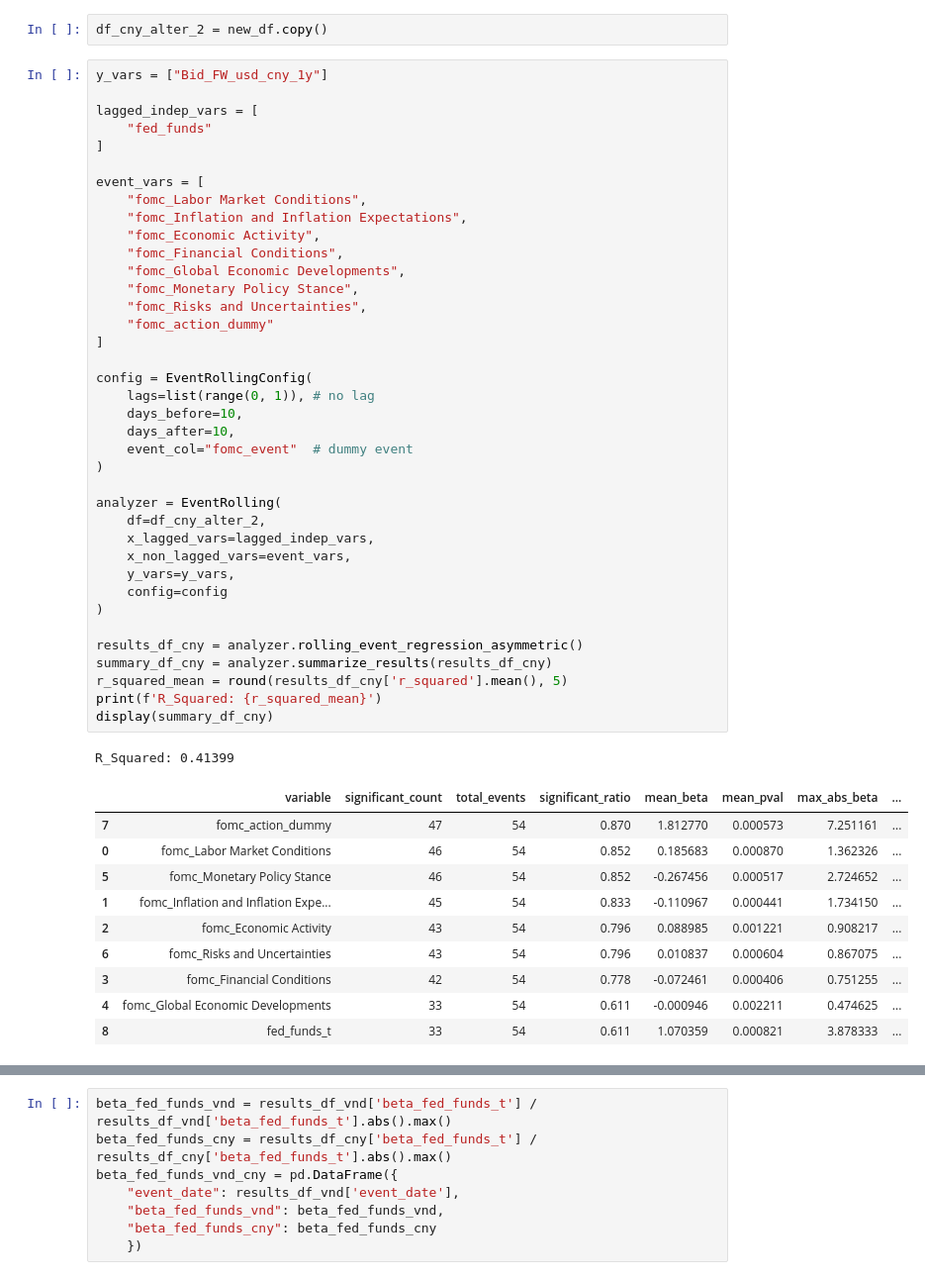
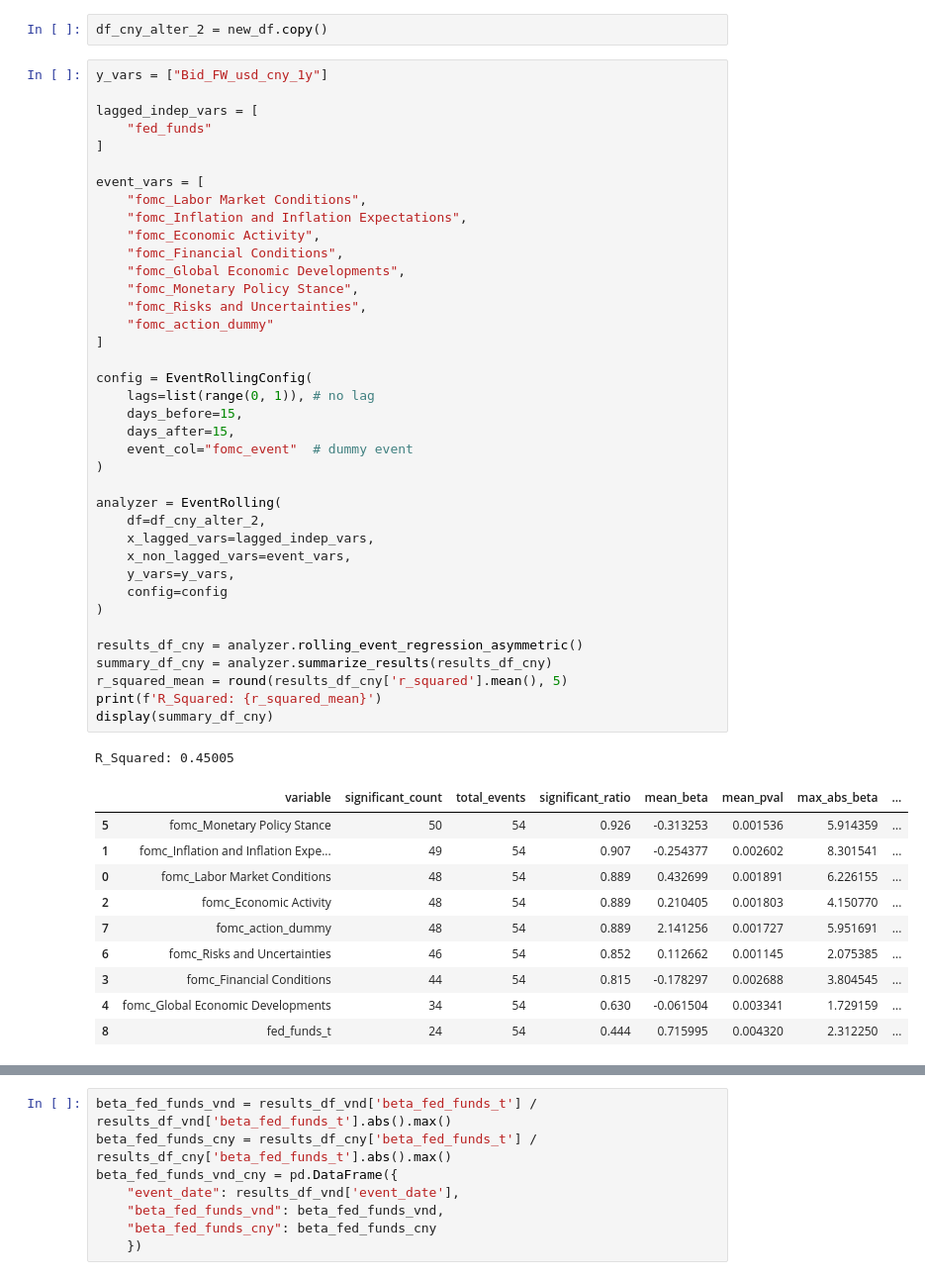
Before and after one commit to tnt1626/fed-action-fed-communication, a Jupyter notebook: src/event_regression.ipynb, the cells around one changed output, grey strips where cells are left out. Shown at 99% size. Saved outputs shown, nothing was run; the diff lists cells and outputs as text.

```diff
--- a/src/event_regression.ipynb
+++ b/src/event_regression.ipynb
@@ -1080,45 +1080,45 @@ event_vars = [
     "fomc_Labor Market Conditions",
     "fomc_Inflation and Inflation Expectations",
     "fomc_Economic Activity",
     "fomc_Financial Conditions",
     "fomc_Global Economic Developments",
     "fomc_Monetary Policy Stance",
     "fomc_Risks and Uncertainties",
     "fomc_action_dummy"
 ]
 
 config = EventRollingConfig(
     lags=list(range(0, 1)), # no lag
-    days_before=10,
-    days_after=10,
+    days_before=15,
+    days_after=15,
     event_col="fomc_event"  # dummy event
 )
 
 analyzer = EventRolling(
     df=df_cny_alter_2,
     x_lagged_vars=lagged_indep_vars,
     x_non_lagged_vars=event_vars,
     y_vars=y_vars,
     config=config
 )
 
 results_df_cny = analyzer.rolling_event_regression_asymmetric()
 summary_df_cny = analyzer.summarize_results(results_df_cny)
 r_squared_mean = round(results_df_cny['r_squared'].mean(), 5)
 print(f'R_Squared: {r_squared_mean}')
 display(summary_df_cny)
 # %% [output]
-R_Squared: 0.41399
+R_Squared: 0.45005
 |  | variable | significant_count | total_events | significant_ratio | mean_beta | mean_pval | max_abs_beta | ... |
-| 7 | fomc_action_dummy | 47 | 54 | 0.870 | 1.812770 | 0.000573 | 7.251161 | ... |
-| 0 | fomc_Labor Market Conditions | 46 | 54 | 0.852 | 0.185683 | 0.000870 | 1.362326 | ... |
-| 5 | fomc_Monetary Policy Stance | 46 | 54 | 0.852 | -0.267456 | 0.000517 | 2.724652 | ... |
-| 1 | fomc_Inflation and Inflation Expe... | 45 | 54 | 0.833 | -0.110967 | 0.000441 | 1.734150 | ... |
-| 2 | fomc_Economic Activity | 43 | 54 | 0.796 | 0.088985 | 0.001221 | 0.908217 | ... |
-| 6 | fomc_Risks and Uncertainties | 43 | 54 | 0.796 | 0.010837 | 0.000604 | 0.867075 | ... |
-| 3 | fomc_Financial Conditions | 42 | 54 | 0.778 | -0.072461 | 0.000406 | 0.751255 | ... |
-| 4 | fomc_Global Economic Developments | 33 | 54 | 0.611 | -0.000946 | 0.002211 | 0.474625 | ... |
-| 8 | fed_funds_t | 33 | 54 | 0.611 | 1.070359 | 0.000821 | 3.878333 | ... |
+| 5 | fomc_Monetary Policy Stance | 50 | 54 | 0.926 | -0.313253 | 0.001536 | 5.914359 | ... |
+| 1 | fomc_Inflation and Inflation Expe... | 49 | 54 | 0.907 | -0.254377 | 0.002602 | 8.301541 | ... |
+| 0 | fomc_Labor Market Conditions | 48 | 54 | 0.889 | 0.432699 | 0.001891 | 6.226155 | ... |
+| 2 | fomc_Economic Activity | 48 | 54 | 0.889 | 0.210405 | 0.001803 | 4.150770 | ... |
+| 7 | fomc_action_dummy | 48 | 54 | 0.889 | 2.141256 | 0.001727 | 5.951691 | ... |
+| 6 | fomc_Risks and Uncertainties | 46 | 54 | 0.852 | 0.112662 | 0.001145 | 2.075385 | ... |
+| 3 | fomc_Financial Conditions | 44 | 54 | 0.815 | -0.178297 | 0.002688 | 3.804545 | ... |
+| 4 | fomc_Global Economic Developments | 34 | 54 | 0.630 | -0.061504 | 0.003341 | 1.729159 | ... |
+| 8 | fed_funds_t | 24 | 54 | 0.444 | 0.715995 | 0.004320 | 2.312250 | ... |
 # %%
 significant_event_cny = mapping_messages_to_significant_events(results_df_cny, new_df)
 significant_event_cny[significant_event_cny['is_event_significant']].groupby('fomc_change').count()[['is_event_significant']]
```
Also changed, not shown: parts of 13 cells of this notebook.
